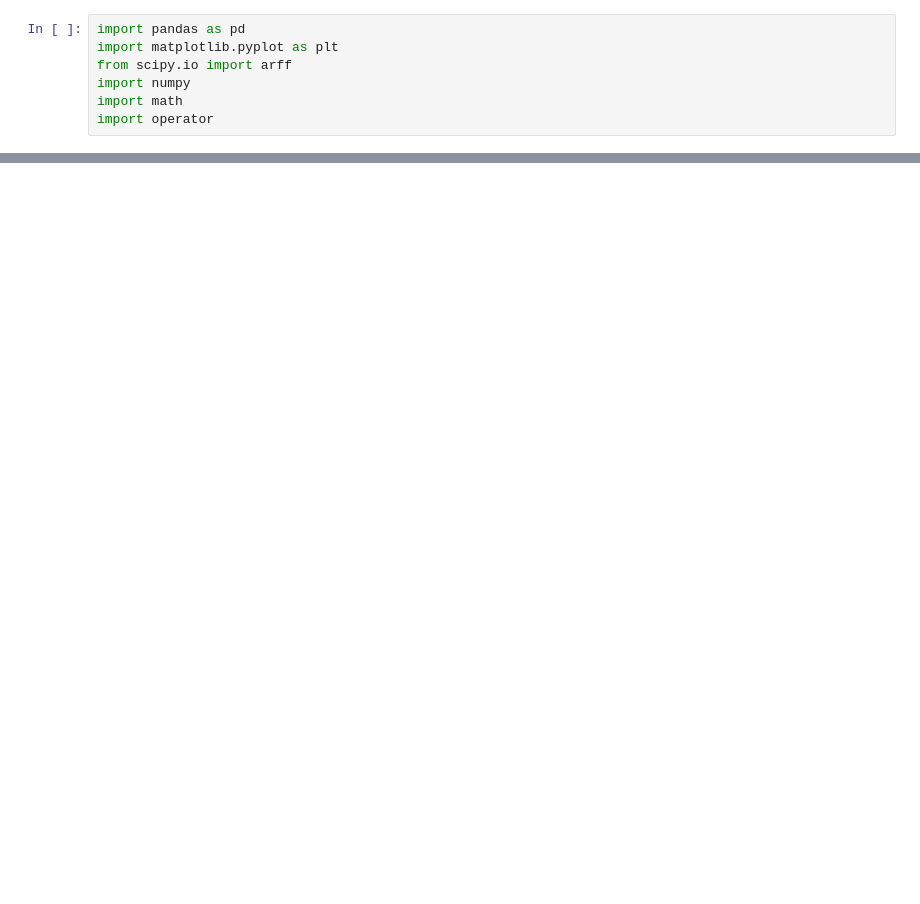
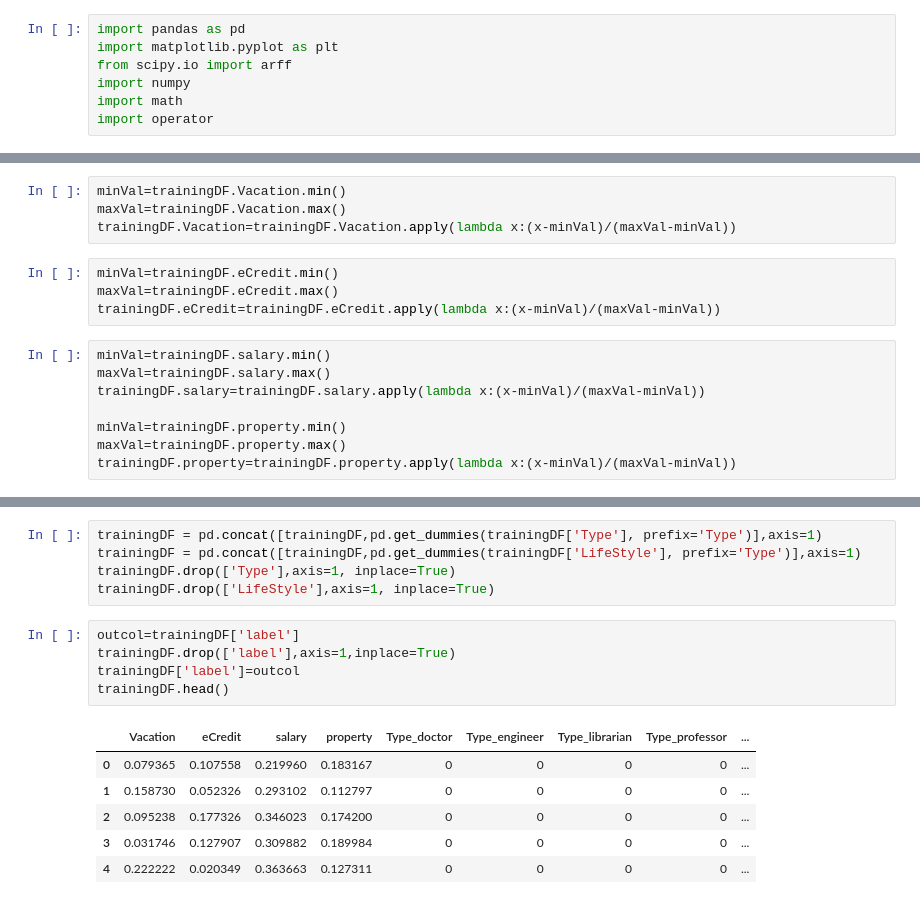
Before and after one commit to gousesair/Machine-Learning, a Jupyter notebook: KNN_Assignment.ipynb, the cells around one changed output, grey strips where cells are left out. Cells and saved outputs as stored; diff of their text form; blank space fills up the shorter version.

```diff
--- a/KNN_Assignment.ipynb
+++ b/KNN_Assignment.ipynb
@@ -117,0 +63,16 @@ testDF.head()
+# %%
+minVal=trainingDF.Vacation.min()
+maxVal=trainingDF.Vacation.max()
+trainingDF.Vacation=trainingDF.Vacation.apply(lambda x:(x-minVal)/(maxVal-minVal))
+# %%
+minVal=trainingDF.eCredit.min()
+maxVal=trainingDF.eCredit.max()
+trainingDF.eCredit=trainingDF.eCredit.apply(lambda x:(x-minVal)/(maxVal-minVal))
+# %%
+minVal=trainingDF.salary.min()
+maxVal=trainingDF.salary.max()
+trainingDF.salary=trainingDF.salary.apply(lambda x:(x-minVal)/(maxVal-minVal))
+
+minVal=trainingDF.property.min()
+maxVal=trainingDF.property.max()
+trainingDF.property=trainingDF.property.apply(lambda x:(x-minVal)/(maxVal-minVal))
@@ -117,0 +119,17 @@ testDF.head()
+# %%
+trainingDF = pd.concat([trainingDF,pd.get_dummies(trainingDF['Type'], prefix='Type')],axis=1)
+trainingDF = pd.concat([trainingDF,pd.get_dummies(trainingDF['LifeStyle'], prefix='Type')],axis=1)
+trainingDF.drop(['Type'],axis=1, inplace=True)
+trainingDF.drop(['LifeStyle'],axis=1, inplace=True)
+# %%
+outcol=trainingDF['label']
+trainingDF.drop(['label'],axis=1,inplace=True)
+trainingDF['label']=outcol
+trainingDF.head()
+# %% [output]
+|  | Vacation | eCredit | salary | property | Type_doctor | Type_engineer | Type_librarian | Type_professor | ... |
+| 0 | 0.079365 | 0.107558 | 0.219960 | 0.183167 | 0 | 0 | 0 | 0 | ... |
+| 1 | 0.158730 | 0.052326 | 0.293102 | 0.112797 | 0 | 0 | 0 | 0 | ... |
+| 2 | 0.095238 | 0.177326 | 0.346023 | 0.174200 | 0 | 0 | 0 | 0 | ... |
+| 3 | 0.031746 | 0.127907 | 0.309882 | 0.189984 | 0 | 0 | 0 | 0 | ... |
+| 4 | 0.222222 | 0.020349 | 0.363663 | 0.127311 | 0 | 0 | 0 | 0 | ... |
```
Also changed, not shown: parts of 44 cells of this notebook.
